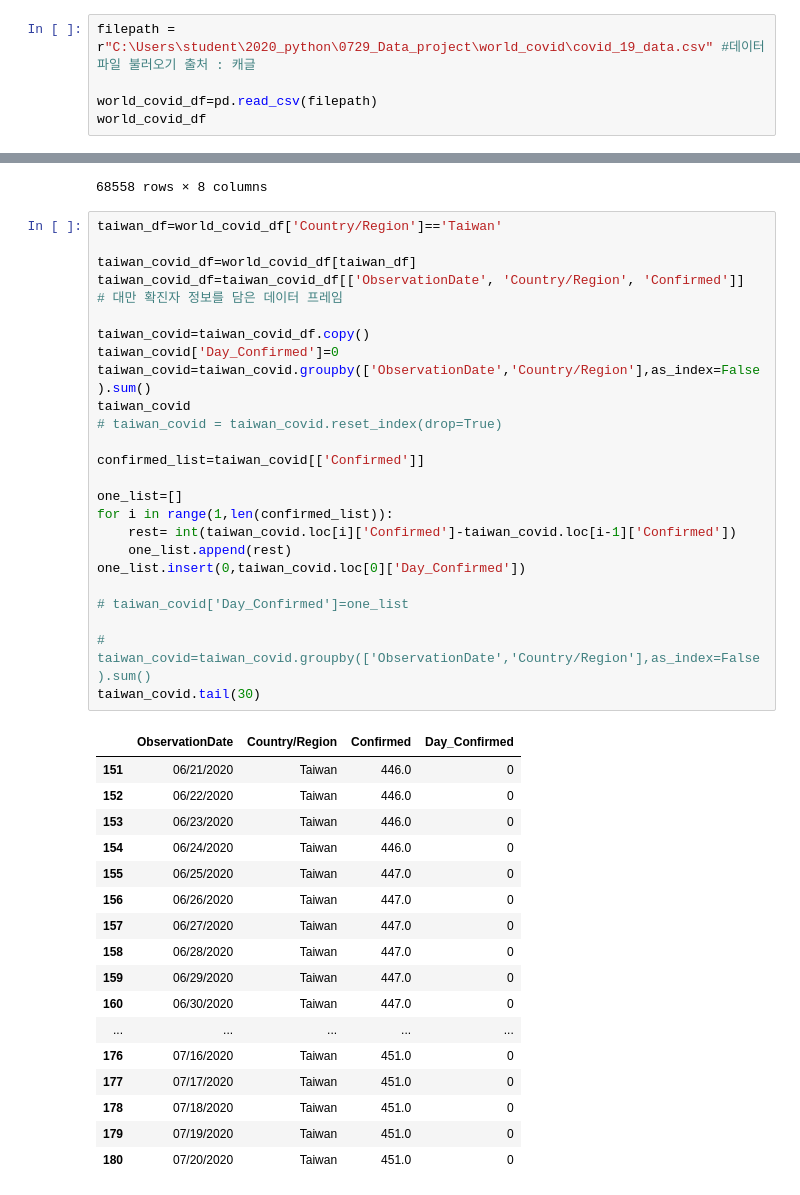
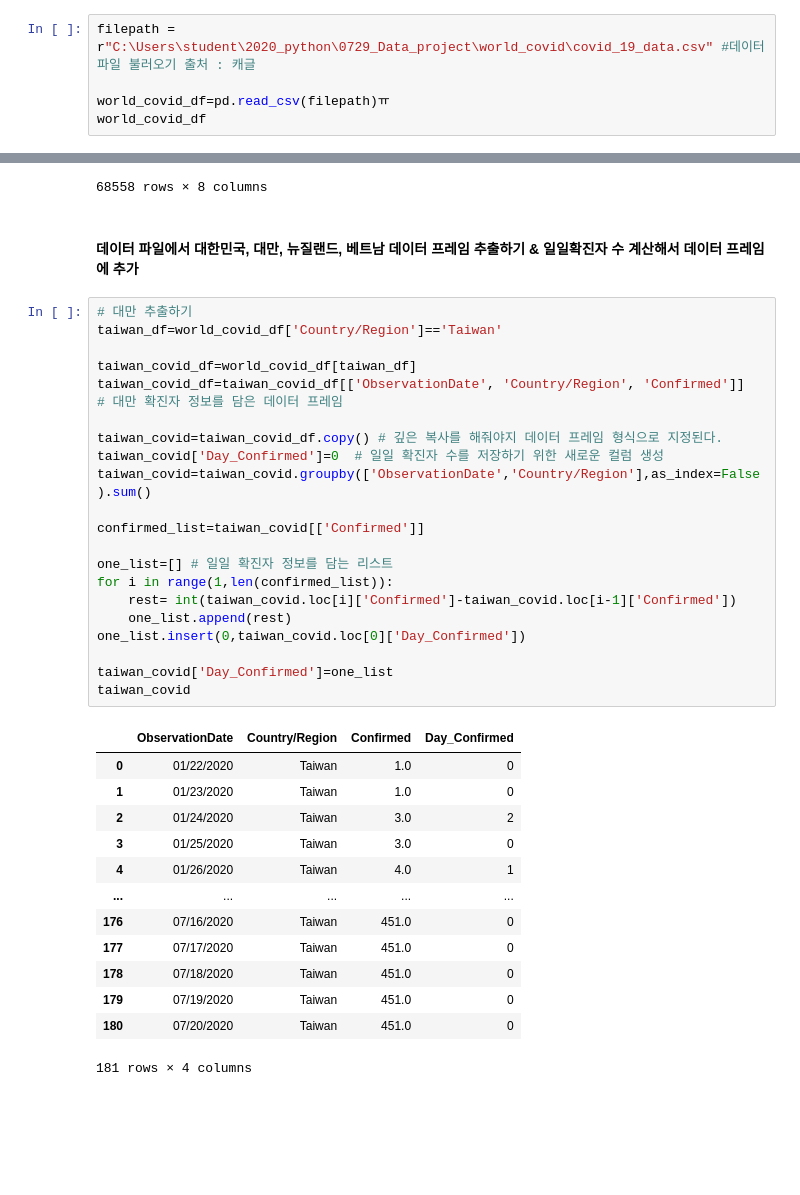
Before and after one commit to tghjkl777/covid19_-, a Jupyter notebook: 0729_Data_project/covid_19.ipynb, the cells around one changed output, grey strips where cells are left out. Saved outputs shown, nothing was run; the diff lists cells and outputs as text; blank space fills up the shorter version.

```diff
--- a/0729_Data_project/covid_19.ipynb
+++ b/0729_Data_project/covid_19.ipynb
@@ -19,7 +18,7 @@ matplotlib.rcParams['axes.unicode_minus']='False'  #한글 쓸수 있게
 # %%
 filepath = r"C:\Users\student\2020_python\0729_Data_project\world_covid\covid_19_data.csv" #데이터 파일 불러오기 출처 : 캐글
 
-world_covid_df=pd.read_csv(filepath)
+world_covid_df=pd.read_csv(filepath)ㅠ
 world_covid_df
 # %% [output]
 |  | SNo | ObservationDate | Province/State | Country/Region | Last Update | Confirmed | Deaths | Recovered |
@@ -35,46 +34,41 @@ world_covid_df
 | 68556 | 68557 | 07/20/2020 | Zhytomyr Oblast | Ukraine | 2020-07-21 04:38:46 | 1602.0 | 34.0 | 1251.0 |
 | 68557 | 68558 | 07/20/2020 | Zuid-Holland | Netherlands | 2020-07-21 04:38:46 | 11886.0 | 1305.0 | 0.0 |
 68558 rows × 8 columns
+# %% [markdown]
+#### 데이터 파일에서 대한민국, 대만, 뉴질랜드, 베트남 데이터 프레임 추출하기 & 일일확진자 수 계산해서 데이터 프레임에 추가
 # %%
+# 대만 추출하기
 taiwan_df=world_covid_df['Country/Region']=='Taiwan'
 
 taiwan_covid_df=world_covid_df[taiwan_df]
-taiwan_covid_df=taiwan_covid_df[['ObservationDate', 'Country/Region', 'Confirmed']]  # 대만 확진자 정보를 담은 데이터 프레임
+taiwan_covid_df=taiwan_covid_df[['ObservationDate', 'Country/Region', 'Confirmed']]   # 대만 확진자 정보를 담은 데이터 프레임
 
-taiwan_covid=taiwan_covid_df.copy()
-taiwan_covid['Day_Confirmed']=0
+taiwan_covid=taiwan_covid_df.copy() # 깊은 복사를 해줘야지 데이터 프레임 형식으로 지정된다.
+taiwan_covid['Day_Confirmed']=0  # 일일 확진자 수를 저장하기 위한 새로운 컬럼 생성
 taiwan_covid=taiwan_covid.groupby(['ObservationDate','Country/Region'],as_index=False).sum()
-taiwan_covid
-# taiwan_covid = taiwan_covid.reset_index(drop=True)
 
 confirmed_list=taiwan_covid[['Confirmed']]
 
-one_list=[]
+one_list=[] # 일일 확진자 정보를 담는 리스트
 for i in range(1,len(confirmed_list)):
     rest= int(taiwan_covid.loc[i]['Confirmed']-taiwan_covid.loc[i-1]['Confirmed'])
     one_list.append(rest)
 one_list.insert(0,taiwan_covid.loc[0]['Day_Confirmed'])
 
-# taiwan_covid['Day_Confirmed']=one_list
-
-# taiwan_covid=taiwan_covid.groupby(['ObservationDate','Country/Region'],as_index=False).sum()
-taiwan_covid.tail(30)
+taiwan_covid['Day_Confirmed']=one_list
+taiwan_covid
 # %% [output]
 |  | ObservationDate | Country/Region | Confirmed | Day_Confirmed |
-| 151 | 06/21/2020 | Taiwan | 446.0 | 0 |
-| 152 | 06/22/2020 | Taiwan | 446.0 | 0 |
-| 153 | 06/23/2020 | Taiwan | 446.0 | 0 |
-| 154 | 06/24/2020 | Taiwan | 446.0 | 0 |
-| 155 | 06/25/2020 | Taiwan | 447.0 | 0 |
-| 156 | 06/26/2020 | Taiwan | 447.0 | 0 |
-| 157 | 06/27/2020 | Taiwan | 447.0 | 0 |
-| 158 | 06/28/2020 | Taiwan | 447.0 | 0 |
-| 159 | 06/29/2020 | Taiwan | 447.0 | 0 |
-| 160 | 06/30/2020 | Taiwan | 447.0 | 0 |
+| 0 | 01/22/2020 | Taiwan | 1.0 | 0 |
+| 1 | 01/23/2020 | Taiwan | 1.0 | 0 |
+| 2 | 01/24/2020 | Taiwan | 3.0 | 2 |
+| 3 | 01/25/2020 | Taiwan | 3.0 | 0 |
+| 4 | 01/26/2020 | Taiwan | 4.0 | 1 |
 | ... | ... | ... | ... | ... |
 | 176 | 07/16/2020 | Taiwan | 451.0 | 0 |
 | 177 | 07/17/2020 | Taiwan | 451.0 | 0 |
 | 178 | 07/18/2020 | Taiwan | 451.0 | 0 |
 | 179 | 07/19/2020 | Taiwan | 451.0 | 0 |
 | 180 | 07/20/2020 | Taiwan | 451.0 | 0 |
+181 rows × 4 columns
 # %%
```
Also changed, not shown: parts of 14 cells of this notebook.
